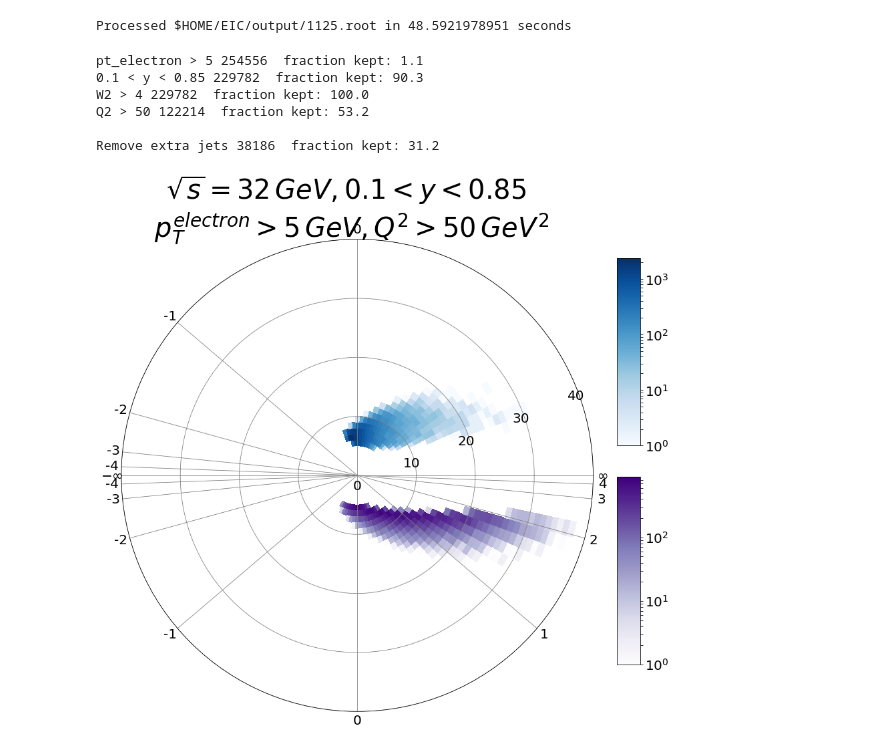
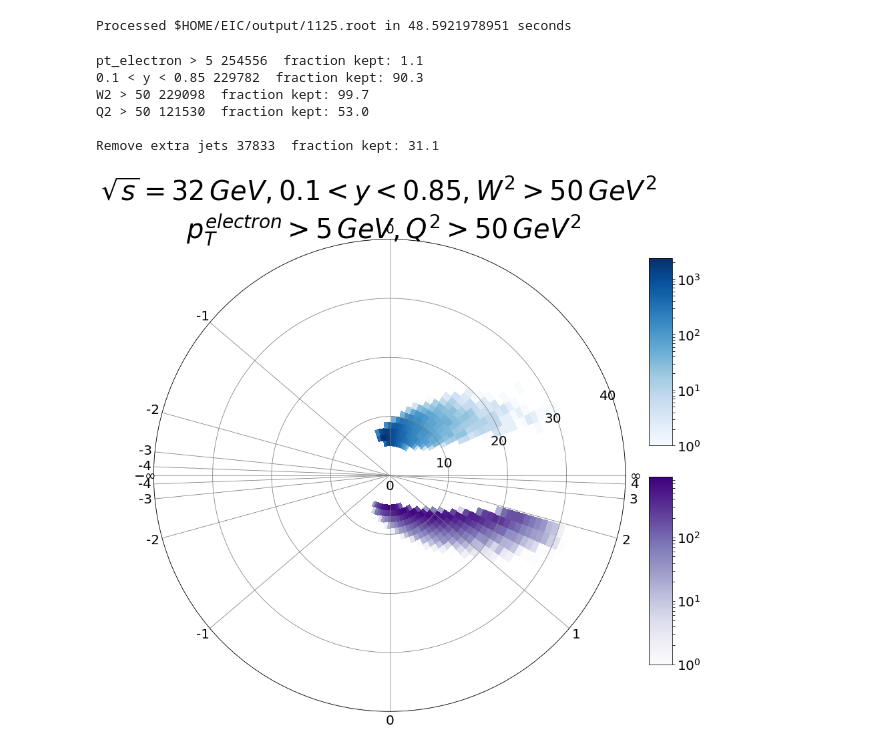
Before and after one commit to y-song/notebooks, a Jupyter notebook: clock_quark_lowest_e.ipynb, the cells around one changed output. Drawn from its saved outputs; the diff is of its cells as text; code cells hidden in the pictures.

```diff
--- a/clock_quark_lowest_e.ipynb
+++ b/clock_quark_lowest_e.ipynb
@@ -59,43 +59,42 @@ ntheta = 90
 # %%
 d = applyCut(a, 'pt_electron > 5', 'pt_electron > 5')
 d = applyCut(d, 'y > 0.1 and y < 0.85', '0.1 < y < 0.85')
-d = applyCut(d, 'W2 > 4', 'W2 > 4')
+d = applyCut(d, 'W2 > 50', 'W2 > 50')
 d = applyCut(d, 'Q2 > 50', 'Q2 > 50')
 d.eval('theta_quark_neg = 6.28318530718 - theta_quark', inplace = True)
 d = keepOneJet(d)
 # %% [output]
 pt_electron > 5 254556  fraction kept: 1.1
 0.1 < y < 0.85 229782  fraction kept: 90.3
-W2 > 4 229782  fraction kept: 100.0
-Q2 > 50 122214  fraction kept: 53.2
+W2 > 50 229098  fraction kept: 99.7
+Q2 > 50 121530  fraction kept: 53.0
 
-Remove extra jets 38186  fraction kept: 31.2
+Remove extra jets 37833  fraction kept: 31.1
 # %%
 fig = plt.figure(figsize=(16,13))
 plt.subplots_adjust(wspace=0, hspace=0)
 
 plt.subplot(111, polar=True)
 radii = radii_large
 r_labels = r_labels_large
 nr = nr_large
 r_edges = np.linspace(0, nr, nr + 1)
 theta_edges = np.linspace(0, 2*np.pi, ntheta + 1)
 H_e = plt.hist2d(d['p_electron'], d['theta_electron'], [r_edges, theta_edges])[0]
 H_q = plt.hist2d(d['p_quark'], d['theta_quark_neg'], [r_edges, theta_edges])[0]
 plt.cla()
 
 Theta, R = np.meshgrid(theta_edges, r_edges)
 im_e = plt.pcolormesh(Theta, R, H_e, cmap='Blues', norm=LogNorm())
 im_q = plt.pcolormesh(Theta, R, H_q, cmap='Purples', norm=LogNorm())
 plt.rgrids(radii, labels=r_labels, fontsize=20)
 plt.thetagrids(angles, labels=eta_labels, fontsize=20)
 plt.grid(color='grey')
 cbar_e = plt.colorbar(im_e, shrink=0.7, pad=0.01, cax=plt.axes([0.85, 0.55, 0.03, 0.3]))
 cbar_e.ax.tick_params(labelsize=20)
 cbar_q = plt.colorbar(im_q, shrink=0.7, pad=0.01, cax=plt.axes([0.85, 0.2, 0.03, 0.3]))
 cbar_q.ax.tick_params(labelsize=20)
-plt.suptitle('$\sqrt{s} = 32 \, GeV, 0.1 < y < 0.85$ \n $p_T^{electron} > 5 \, GeV, Q^2 > 50 \, GeV^2$', fontsize=40)
-
+plt.suptitle('$\sqrt{s} = 32 \, GeV, 0.1 < y < 0.85, W^2 > 50 \, GeV^2$ \n $p_T^{electron} > 5 \, GeV, Q^2 > 50 \, GeV^2$', fontsize=40)
 plt.savefig('images/polar_quark_very_low_e_1125.pdf', bbox_inches='tight')
 # %% [output]
-[figure, old version]
+[figure, new version]
```
